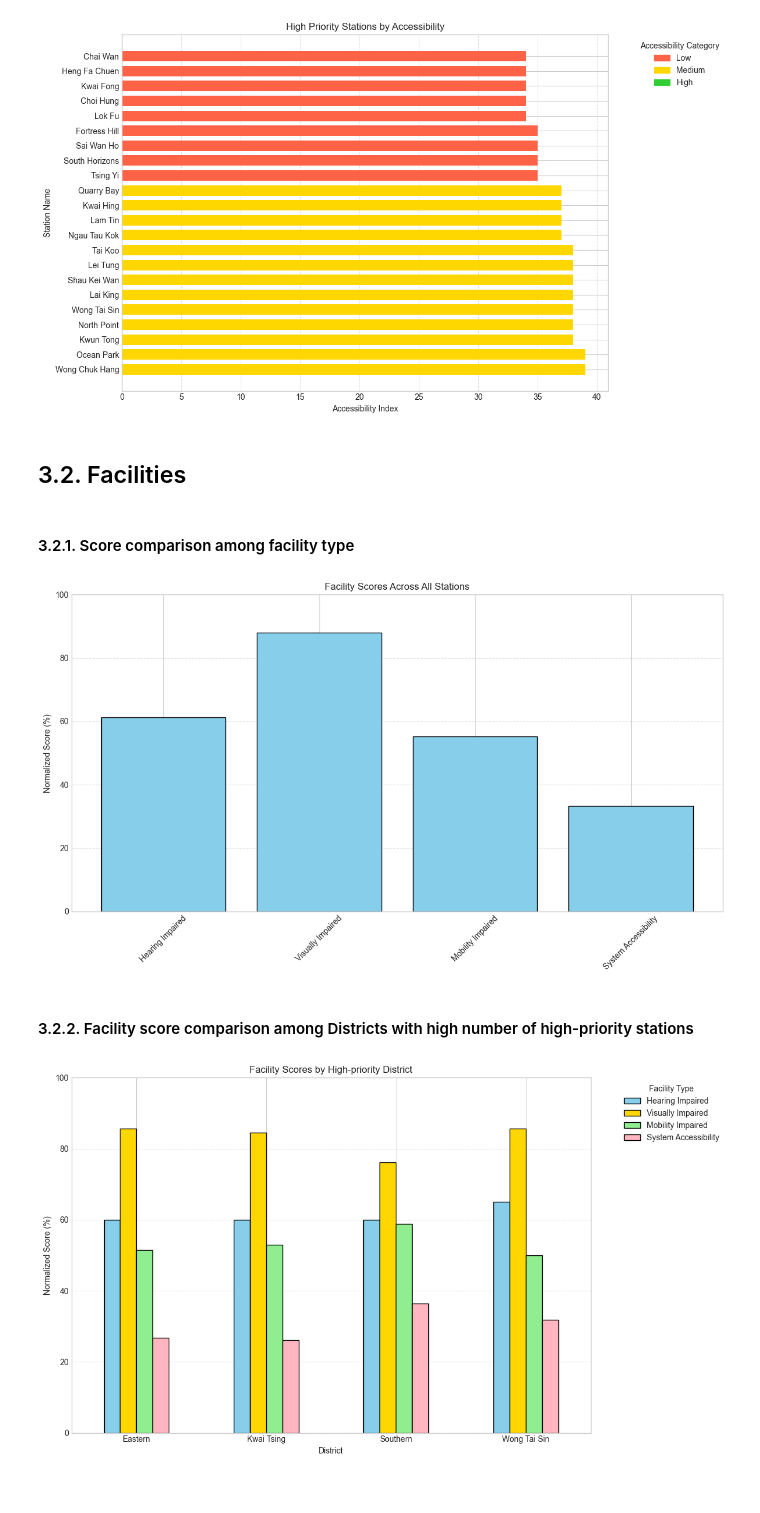
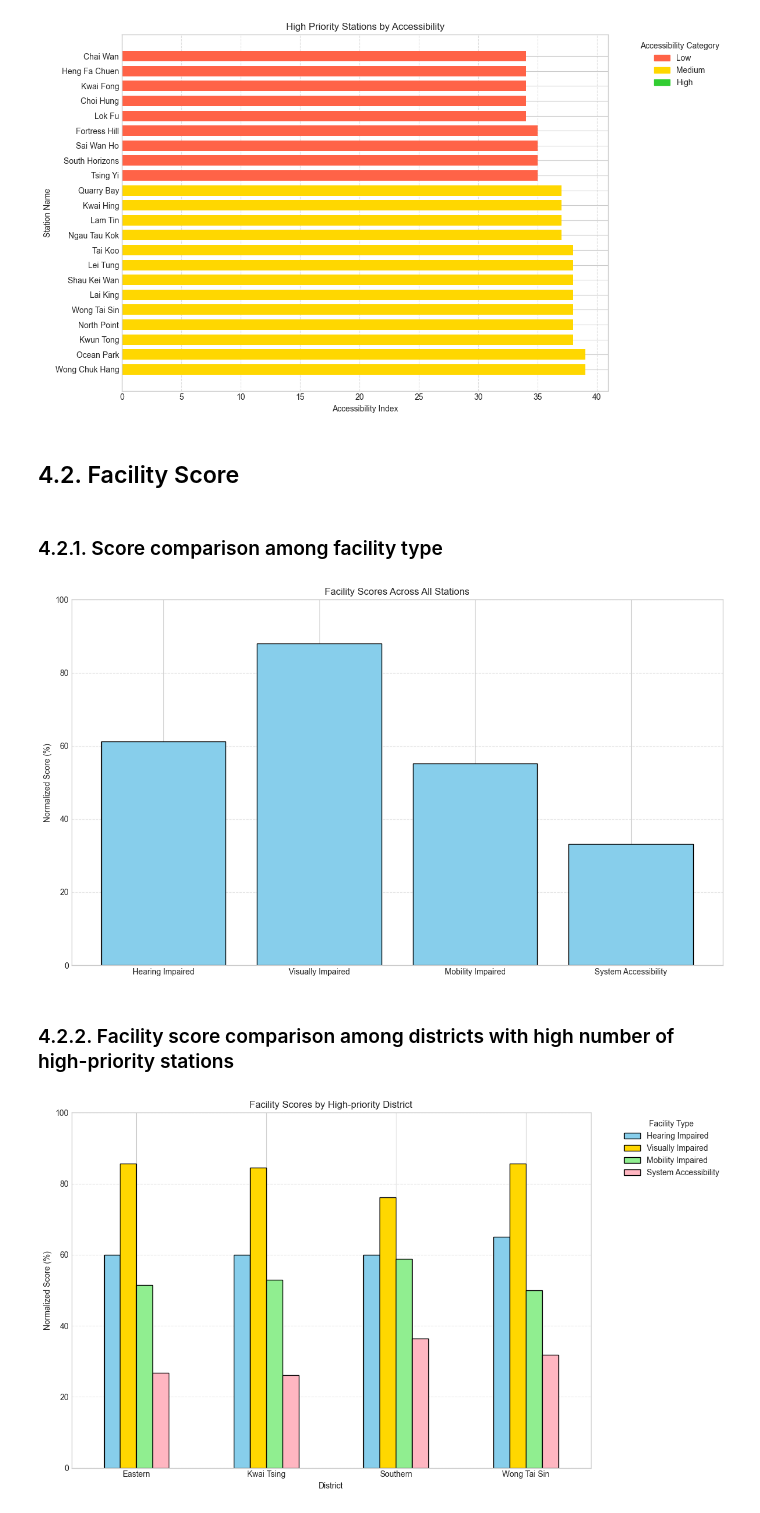
Before and after one commit to linhngo66/MTR-station-accessibility-audit, a Jupyter notebook: HoThiHaiYen-A2.ipynb, the cells around one changed output. Drawn from its saved outputs; the diff is of its cells as text; code cells hidden in the pictures.

```diff
--- a/HoThiHaiYen-A2.ipynb
+++ b/HoThiHaiYen-A2.ipynb
@@ -664,6 +669,8 @@ barrier_free_facility_details
 | 3491 | 94 | VJ8 | True | VJ | Facilities for Visually Impaired | EXC | ... |
 3492 rows × 15 columns
 # %%
+#Widen the dataframe to get a score for each MTR station
+
 indices = ['station_no', 'station_code', 'station_name_en', 'area', 'old_population_percentage']
 station_score = barrier_free_facility_details.pivot_table(index = indices,
                                     columns = 'facility_category_en',
@@ -673,7 +680,7 @@ station_score = station_score.reset_index(names=indices)
 
 station_score.rename(columns={'Facilities for Hearing Impaired' : 'hearing_impared_facility',
                               'Facilities for Mobility Impaired' : 'mobility_impared_facility',
-                              'Facilities for Visually Impaired': 'visually_impaired_facilities',
+                              'Facilities for Visually Impaired': 'visually_impaired_facility',
                               'System Accessibility': 'system_accessibility'}, inplace=True)
 station_score
 # %% [output]
@@ -1075,13 +1091,13 @@ plt.tight_layout()
 # %% [output]
 [figure]
 # %% [markdown]
-## 3.2. Facilities
+## 4.2. Facility Score
 # %% [markdown]
-#### 3.2.1. Score comparison among facility type
+### 4.2.1. Score comparison among facility type
 # %%
 facility_cols = [
     'hearing_impared_facility',
-    'visually_impaired_facilities',
+    'visually_impaired_facility',
     'mobility_impared_facility',
     'system_accessibility'
 ]
@@ -1089,7 +1105,7 @@ facility_cols = [
 # Define the max score for each facility
 max_scores = {
     'hearing_impared_facility': 10,
-    'visually_impaired_facilities': 21,
+    'visually_impaired_facility': 21,
     'mobility_impared_facility': 17,
     'system_accessibility': 22
 }
@@ -1101,31 +1117,31 @@ facility_df['normalized_percent'] = (facility_df['total'] / facility_df['max_pos
 # %%
 plt.figure(figsize=(12, 7))
 plt.bar(
     facility_df.index,
     facility_df['normalized_percent'],
     color='skyblue',
     edgecolor='black'
 )
 
 x_labels = [
     'Hearing Impaired',
     'Visually Impaired',
     'Mobility Impaired',
     'System Accessibility'
 ]
-plt.xticks(ticks=range(len(x_labels)), labels=x_labels, rotation=45)
+plt.xticks(ticks=range(len(x_labels)), labels=x_labels, rotation=0)
 
 plt.ylabel('Normalized Score (%)')
 plt.title('Facility Scores Across All Stations')
 plt.ylim(0, 100)
 plt.grid(axis='y', linestyle='--', alpha=0.5)
 plt.tight_layout()
 plt.savefig('images/facility_score_overall.png', dpi=300)
 plt.show()
 # %% [output]
-[figure, old version]
+[figure, new version]
 # %% [markdown]
-#### 3.2.2. Facility score comparison among Districts with high number of high-priority stations
+### 4.2.2. Facility score comparison among districts with high number of high-priority stations
 # %%
 selected_areas = ['Eastern', 'Kwai Tsing', 'Southern', 'Wong Tai Sin']
 filtered_areas = station_score[station_score['area'].isin(selected_areas)].copy()
```
Also changed, not shown: parts of 32 cells of this notebook, 2 other files.
